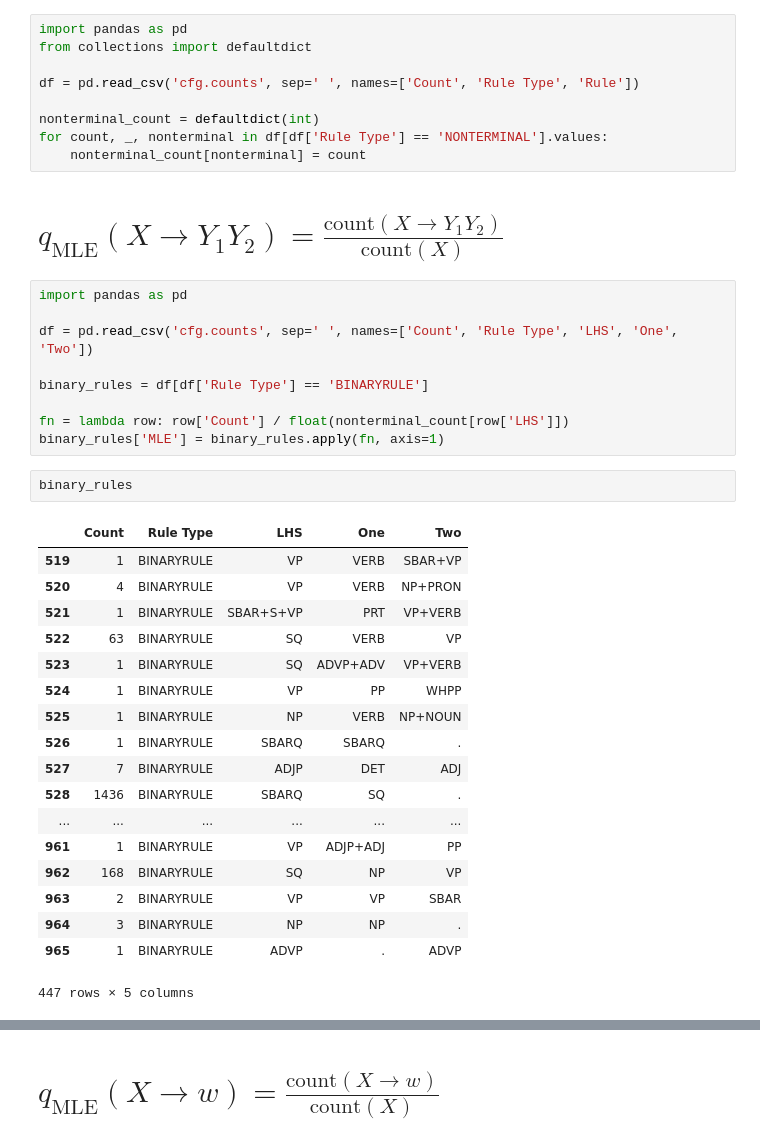
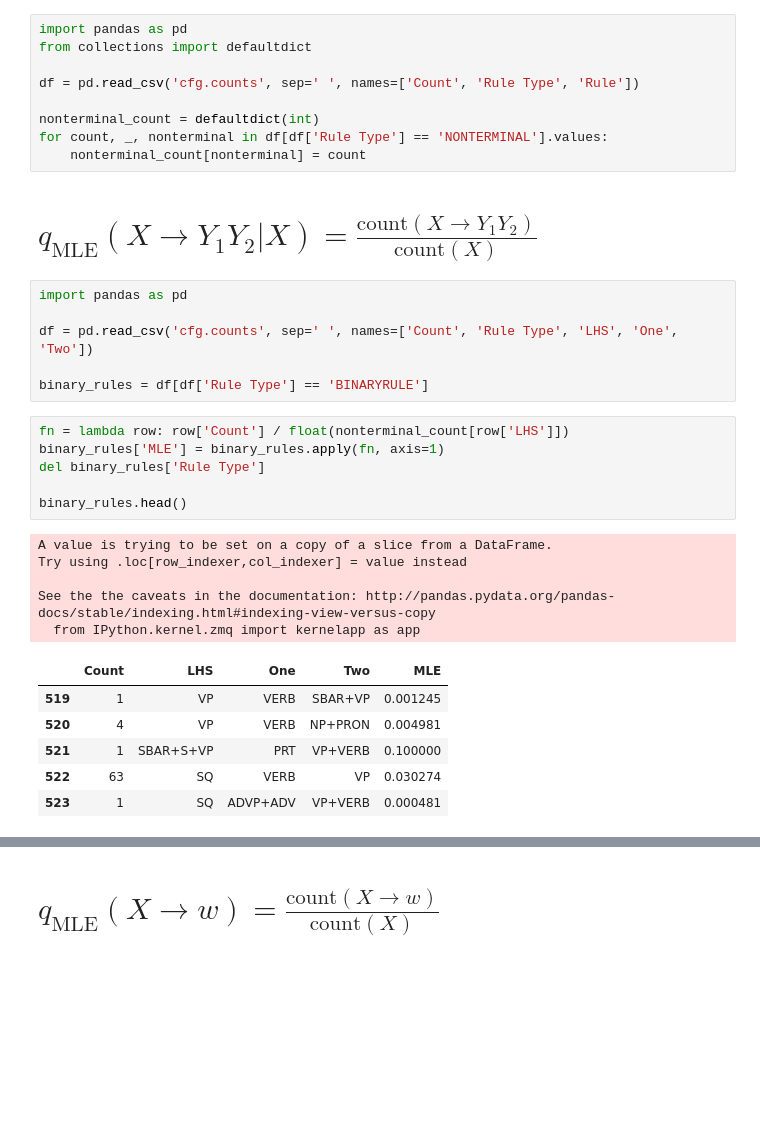
Before and after one commit to ebanner/nlangp, a Jupyter notebook: h2-p/Part II.ipynb, the cells around one changed output, grey strips where cells are left out. Cells and saved outputs as stored; diff of their text form; blank space fills up the shorter version.

```diff
--- a/h2-p/Part II.ipynb
+++ b/h2-p/Part II.ipynb
@@ -10,34 +10,28 @@ nonterminal_count = defaultdict(int)
 for count, _, nonterminal in df[df['Rule Type'] == 'NONTERMINAL'].values:
     nonterminal_count[nonterminal] = count
 # %% [markdown]
-# $q_\text{MLE}(X \rightarrow Y_1Y_2) = \frac{\text{count}(X \rightarrow Y_1Y_2)}{\text{count}(X)}$
+# $q_\text{MLE}(X \rightarrow Y_1Y_2 | X) = \frac{\text{count}(X \rightarrow Y_1Y_2)}{\text{count}(X)}$
 # %%
 import pandas as pd
 
 df = pd.read_csv('cfg.counts', sep=' ', names=['Count', 'Rule Type', 'LHS', 'One', 'Two'])
 
 binary_rules = df[df['Rule Type'] == 'BINARYRULE']
-
-fn = lambda row: row['Count'] / float(nonterminal_count[row['LHS']])
-binary_rules['MLE'] = binary_rules.apply(fn, axis=1)
-# %%
-binary_rules
-# %% [output]
-|  | Count | Rule Type | LHS | One | Two |
-| 519 | 1 | BINARYRULE | VP | VERB | SBAR+VP |
-| 520 | 4 | BINARYRULE | VP | VERB | NP+PRON |
-| 521 | 1 | BINARYRULE | SBAR+S+VP | PRT | VP+VERB |
-| 522 | 63 | BINARYRULE | SQ | VERB | VP |
-| 523 | 1 | BINARYRULE | SQ | ADVP+ADV | VP+VERB |
-| 524 | 1 | BINARYRULE | VP | PP | WHPP |
-| 525 | 1 | BINARYRULE | NP | VERB | NP+NOUN |
-| 526 | 1 | BINARYRULE | SBARQ | SBARQ | . |
-| 527 | 7 | BINARYRULE | ADJP | DET | ADJ |
-| 528 | 1436 | BINARYRULE | SBARQ | SQ | . |
-| ... | ... | ... | ... | ... | ... |
-| 961 | 1 | BINARYRULE | VP | ADJP+ADJ | PP |
-| 962 | 168 | BINARYRULE | SQ | NP | VP |
-| 963 | 2 | BINARYRULE | VP | VP | SBAR |
-| 964 | 3 | BINARYRULE | NP | NP | . |
-| 965 | 1 | BINARYRULE | ADVP | . | ADVP |
-447 rows × 5 columns
+# %%
+fn = lambda row: row['Count'] / float(nonterminal_count[row['LHS']])
+binary_rules['MLE'] = binary_rules.apply(fn, axis=1)
+del binary_rules['Rule Type']
+
+binary_rules.head()
+# %% [output]
+A value is trying to be set on a copy of a slice from a DataFrame.
+Try using .loc[row_indexer,col_indexer] = value instead
+
+See the the caveats in the documentation: http://pandas.pydata.org/pandas-docs/stable/indexing.html#indexing-view-versus-copy
+  from IPython.kernel.zmq import kernelapp as app
+|  | Count | LHS | One | Two | MLE |
+| 519 | 1 | VP | VERB | SBAR+VP | 0.001245 |
+| 520 | 4 | VP | VERB | NP+PRON | 0.004981 |
+| 521 | 1 | SBAR+S+VP | PRT | VP+VERB | 0.100000 |
+| 522 | 63 | SQ | VERB | VP | 0.030274 |
+| 523 | 1 | SQ | ADVP+ADV | VP+VERB | 0.000481 |
```
Also changed, not shown: parts of 15 cells of this notebook.
